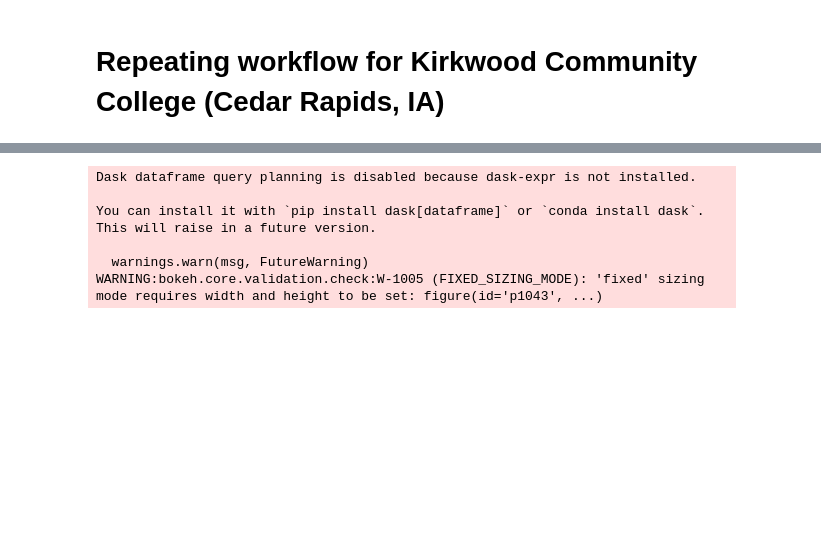
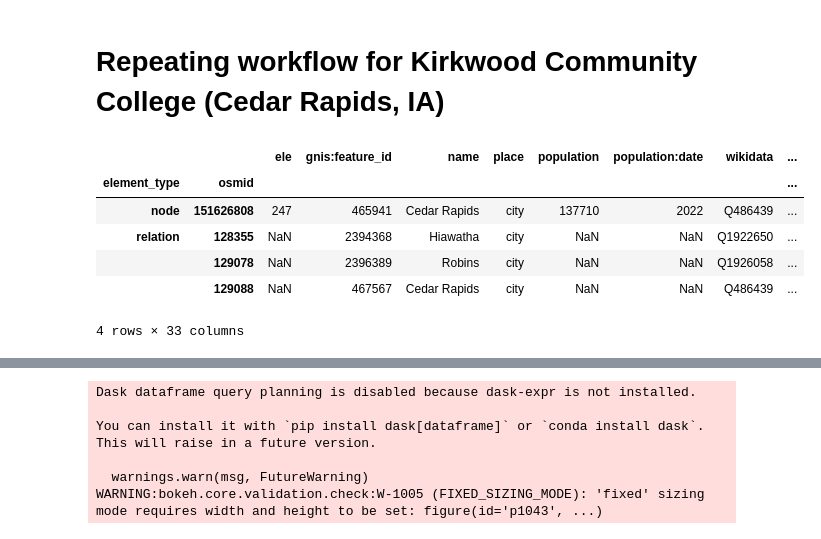
Before and after one commit to nquarder/first-map-template, a Jupyter notebook: first-map.ipynb, the cells around one changed output, grey strips where cells are left out. Drawn from its saved outputs; the diff is of its cells as text; code cells hidden in the pictures; blank space fills up the shorter version.

```diff
--- a/first-map.ipynb
+++ b/first-map.ipynb
@@ -109,3 +109,24 @@ WARNING:bokeh.core.validation.check:W-1005 (FIXED_SIZING_MODE): 'fixed' sizing m
 [interactive output not drawn]
 # %% [markdown]
 # Repeating workflow for Kirkwood Community College (Cedar Rapids, IA)
+# %%
+import osmnx as ox
+import matplotlib.pyplot as plt
+
+# Define the city name and state
+city = 'Cedar Rapids'
+state = 'Iowa'
+
+# Fetch the boundary polygon of the city
+place_name = f'{city}, {state}, USA'
+tags = {'place': 'city', 'name': city}
+cr_gdf = ox.geometries_from_place(place_name, tags)
+cr_gdf
+# %% [output]
+|  |  | ele | gnis:feature_id | name | place | population | population:date | wikidata | ... |
+| element_type | osmid |  |  |  |  |  |  |  | ... |
+| node | 151626808 | 247 | 465941 | Cedar Rapids | city | 137710 | 2022 | Q486439 | ... |
+| relation | 128355 | NaN | 2394368 | Hiawatha | city | NaN | NaN | Q1922650 | ... |
+|  | 129078 | NaN | 2396389 | Robins | city | NaN | NaN | Q1926058 | ... |
+|  | 129088 | NaN | 467567 | Cedar Rapids | city | NaN | NaN | Q486439 | ... |
+4 rows × 33 columns
```
Also changed, not shown: parts of 6 cells of this notebook, 4 other files.
